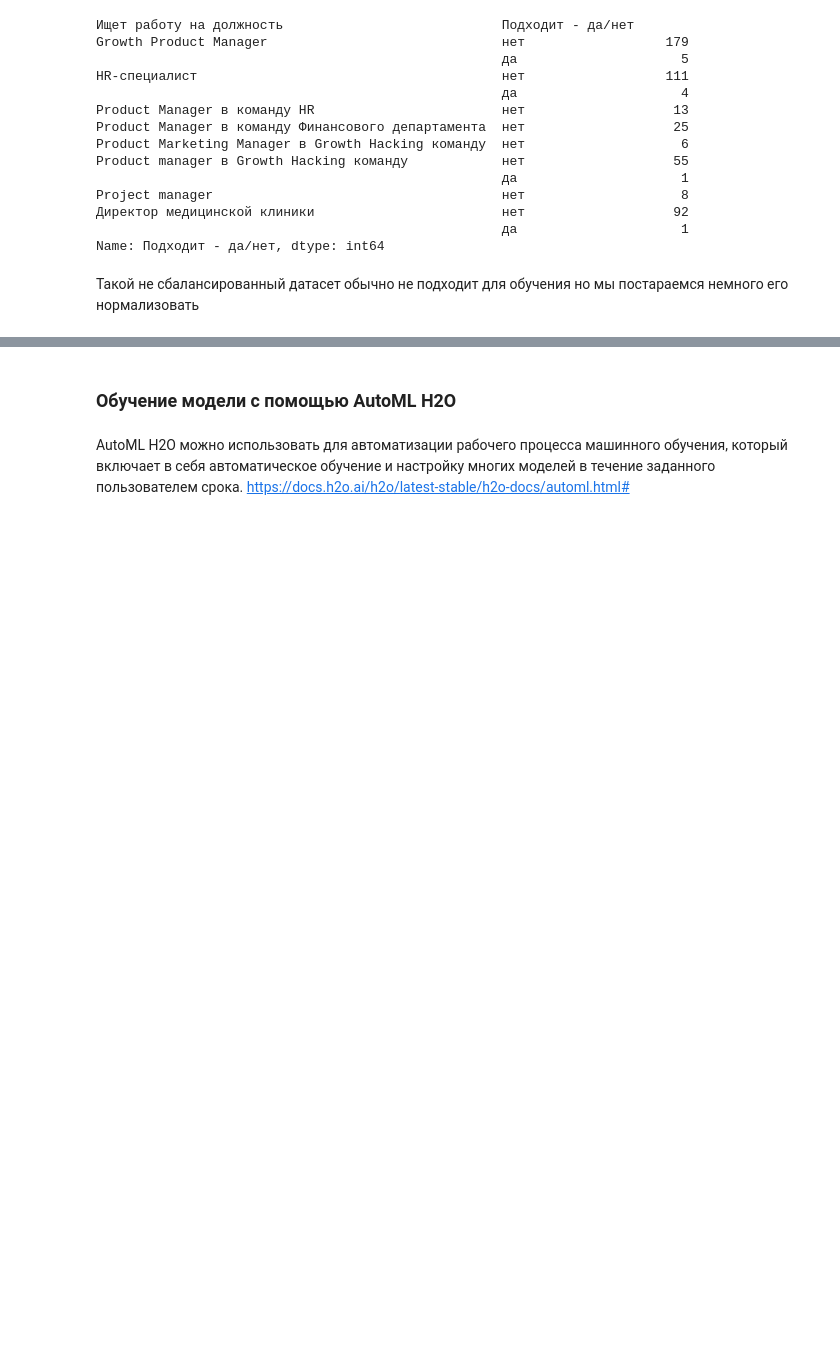
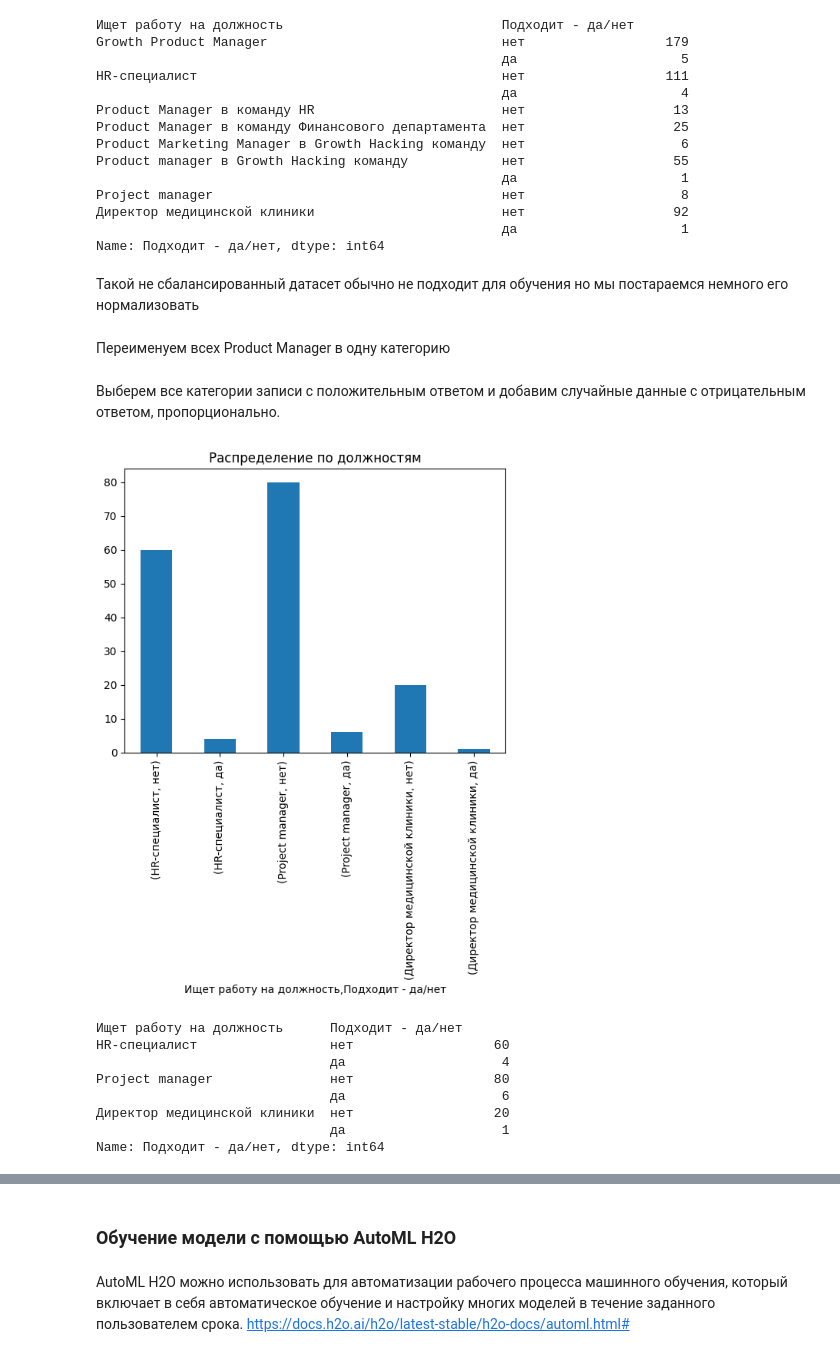
Before and after one commit to Untick/InspectrumClinic_HR, a Jupyter notebook: Kiparenko Nikolai/INSPECTRUM_CLINIC_HR_RECSYS_GR1_AUTO_ML_2.ipynb, the cells around one changed output, grey strips where cells are left out. Cells and saved outputs as stored; diff of their text form; code cells hidden in the pictures; blank space fills up the shorter version.

```diff
--- a/Kiparenko Nikolai/INSPECTRUM_CLINIC_HR_RECSYS_GR1_AUTO_ML_2.ipynb
+++ b/Kiparenko Nikolai/INSPECTRUM_CLINIC_HR_RECSYS_GR1_AUTO_ML_2.ipynb
@@ -160,3 +160,5 @@ Project manager                                     нет                    8
 Name: Подходит - да/нет, dtype: int64
 # %% [markdown]
 Такой не сбалансированный датасет обычно не подходит для обучения но мы постараемся немного его нормализовать
+# %% [markdown]
+Переименуем всех Product Manager в одну категорию
@@ -162,0 +175,56 @@ Name: Подходит - да/нет, dtype: int64
+# %% [markdown]
+Выберем все категории записи с положительным ответом и добавим случайные данные с отрицательным ответом, пропорционально.
+# %%
+#Manager
+dataMa = data.loc[(data['Ищет работу на должность'] == 'Project manager')]
+dataDA = dataMa.loc[(data['Подходит - да/нет'] == 'да')]
+dataDA = dataDA.iloc[:6]
+dataNA = dataMa.loc[(data['Подходит - да/нет'] == 'нет')]
+dataNA = dataNA.sample(frac=1)
+dataNA = dataNA.iloc[:80]
+
+dataMa = pd.merge(dataDA,dataNA, how='outer')
+
+#HR-специалист
+dataHR = data.loc[(data['Ищет работу на должность'] == 'HR-специалист')]
+dataDAHR = dataHR.loc[(data['Подходит - да/нет'] == 'да')]
+dataDAHR = dataDAHR.iloc[:4]
+dataNAHR = dataHR.loc[(data['Подходит - да/нет'] == 'нет')]
+dataNAHR = dataNAHR.sample(frac=1)
+dataNAHR = dataNAHR.iloc[:60]
+
+dataHR = dataDAHR.merge(dataNAHR, how='outer')
+
+#Директор
+dataDr = data.loc[(data['Ищет работу на должность'] == 'Директор медицинской клиники')]
+dataDADr = dataDr.loc[(data['Подходит - да/нет'] == 'да')]
+dataDADr = dataDADr.iloc[:1]
+dataNADr = dataDr.loc[(data['Подходит - да/нет'] == 'нет')]
+dataNADr = dataNADr.sample(frac=1)
+dataNADr = dataNADr.iloc[:20]
+
+dataDr = dataDADr.merge(dataNADr, how='outer')
+
+#Объединяем
+data = pd.merge(dataMa,dataHR, how='outer')
+data = pd.merge(data,dataDr, how='outer')
+
+data = data.sample(frac=1)
+# %%
+#Смотрим на распределение признаков относительно должностей
+countsJob = data.groupby('Ищет работу на должность')['Подходит - да/нет'].value_counts()
+countsJob.plot(kind='bar', label='Suitable')
+plt.title('Распределение по должностям')
+plt.show()
+
+countsJob
+# %% [output]
+[figure, added]
+Ищет работу на должность      Подходит - да/нет
+HR-специалист                 нет                  60
+                              да                    4
+Project manager               нет                  80
+                              да                    6
+Директор медицинской клиники  нет                  20
+                              да                    1
+Name: Подходит - да/нет, dtype: int64
```
Also changed, not shown: parts of 17 cells of this notebook.
